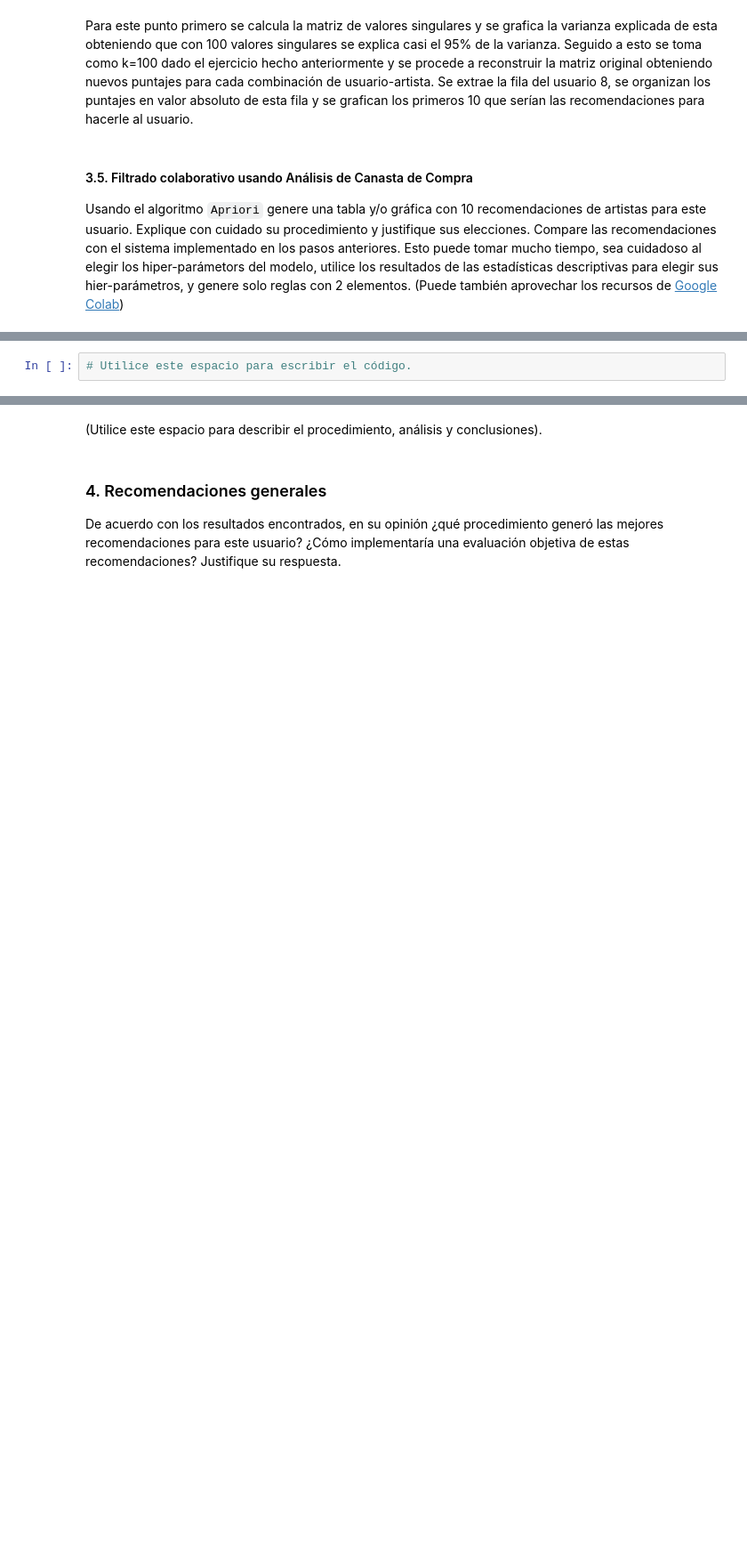
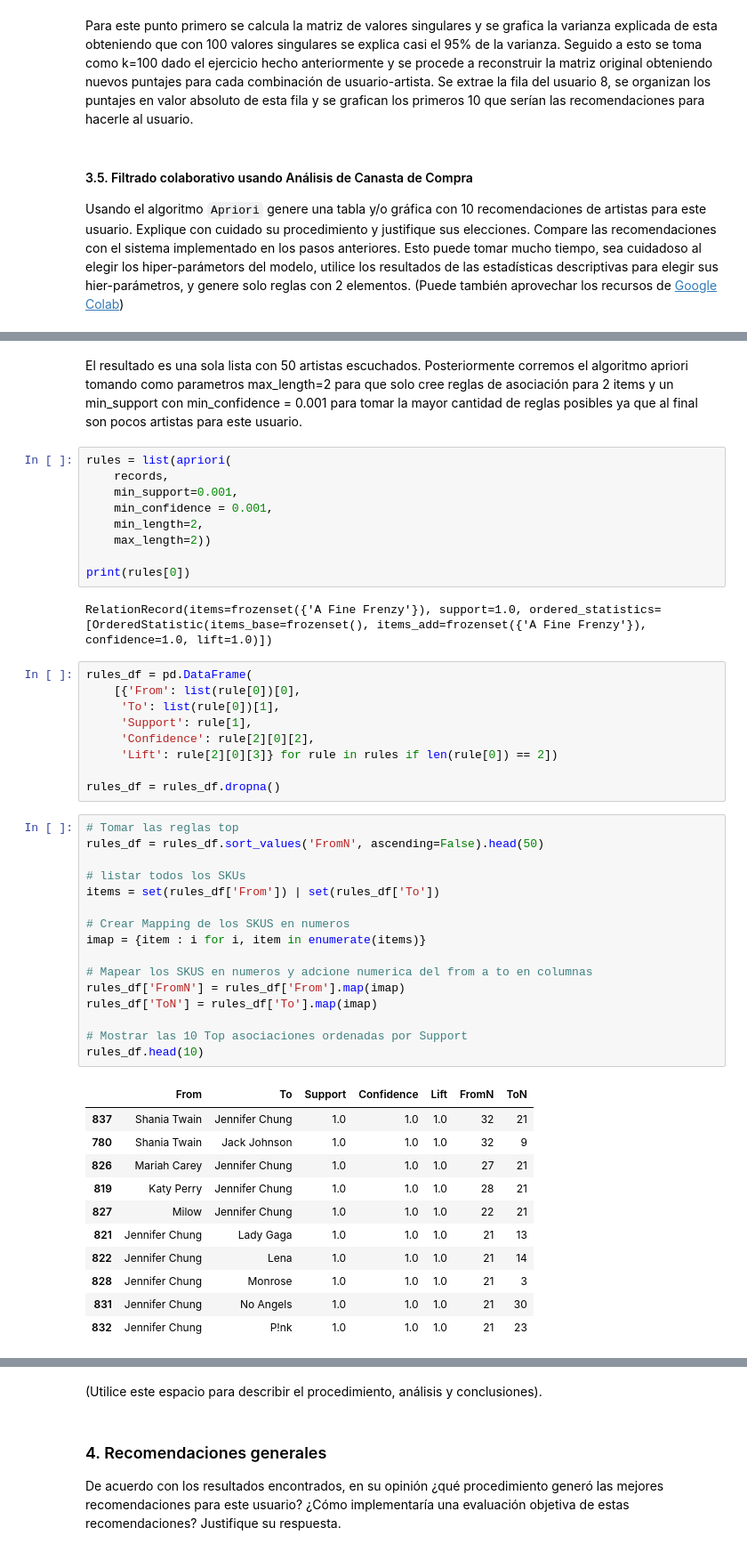
Before and after one commit to ggomez1803/ANS, a Jupyter notebook: Semana 5/Taller/S5_LC_Taller_Colab..ipynb, the cells around one changed output, grey strips where cells are left out. Shown: that part at 89% size. Drawn from its saved outputs; the diff is of its cells as text; blank space fills up the shorter version.

```diff
--- a/Semana 5/Taller/S5_LC_Taller_Colab..ipynb
+++ b/Semana 5/Taller/S5_LC_Taller_Colab..ipynb
@@ -321,2 +388,50 @@ Usando  el algoritmo `Apriori` genere una tabla y/o gráfica  con 10 recomendaci
+# %% [markdown]
+ El resultado es una sola lista con 50 artistas escuchados. Posteriormente corremos el algoritmo apriori tomando como parametros max_length=2 para que solo cree reglas de asociación para 2 items y un min_support con min_confidence = 0.001 para tomar la mayor cantidad de reglas posibles ya que al final son pocos artistas para este usuario.
 # %%
-# Utilice este espacio para escribir el código.
+rules = list(apriori(
+    records,
+    min_support=0.001,
+    min_confidence = 0.001,
+    min_length=2,
+    max_length=2))
+
+print(rules[0])
+# %% [output]
+RelationRecord(items=frozenset({'A Fine Frenzy'}), support=1.0, ordered_statistics=[OrderedStatistic(items_base=frozenset(), items_add=frozenset({'A Fine Frenzy'}), confidence=1.0, lift=1.0)])
+# %%
+rules_df = pd.DataFrame(
+    [{'From': list(rule[0])[0],
+     'To': list(rule[0])[1],
+     'Support': rule[1],
+     'Confidence': rule[2][0][2],
+     'Lift': rule[2][0][3]} for rule in rules if len(rule[0]) == 2])
+
+rules_df = rules_df.dropna()
+# %%
+# Tomar las reglas top
+rules_df = rules_df.sort_values('FromN', ascending=False).head(50)
+
+# listar todos los SKUs
+items = set(rules_df['From']) | set(rules_df['To'])
+
+# Crear Mapping de los SKUS en numeros
+imap = {item : i for i, item in enumerate(items)}
+
+# Mapear los SKUS en numeros y adcione numerica del from a to en columnas
+rules_df['FromN'] = rules_df['From'].map(imap)
+rules_df['ToN'] = rules_df['To'].map(imap)
+
+# Mostrar las 10 Top asociaciones ordenadas por Support
+rules_df.head(10)
+# %% [output]
+|  | From | To | Support | Confidence | Lift | FromN | ToN |
+| 837 | Shania Twain | Jennifer Chung | 1.0 | 1.0 | 1.0 | 32 | 21 |
+| 780 | Shania Twain | Jack Johnson | 1.0 | 1.0 | 1.0 | 32 | 9 |
+| 826 | Mariah Carey | Jennifer Chung | 1.0 | 1.0 | 1.0 | 27 | 21 |
+| 819 | Katy Perry | Jennifer Chung | 1.0 | 1.0 | 1.0 | 28 | 21 |
+| 827 | Milow | Jennifer Chung | 1.0 | 1.0 | 1.0 | 22 | 21 |
+| 821 | Jennifer Chung | Lady Gaga | 1.0 | 1.0 | 1.0 | 21 | 13 |
+| 822 | Jennifer Chung | Lena | 1.0 | 1.0 | 1.0 | 21 | 14 |
+| 828 | Jennifer Chung | Monrose | 1.0 | 1.0 | 1.0 | 21 | 3 |
+| 831 | Jennifer Chung | No Angels | 1.0 | 1.0 | 1.0 | 21 | 30 |
+| 832 | Jennifer Chung | P!nk | 1.0 | 1.0 | 1.0 | 21 | 23 |
```
Also changed, not shown: parts of 15 cells of this notebook.
